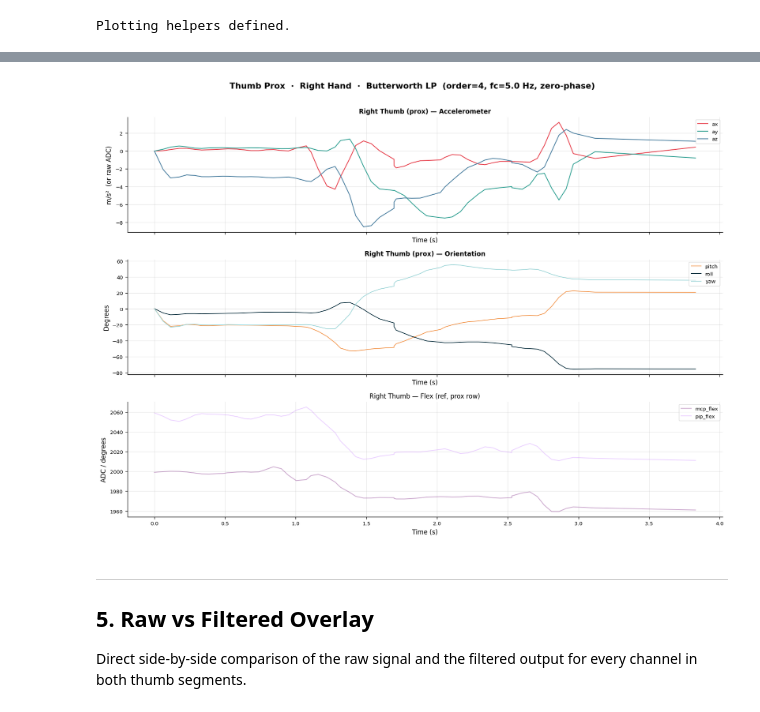
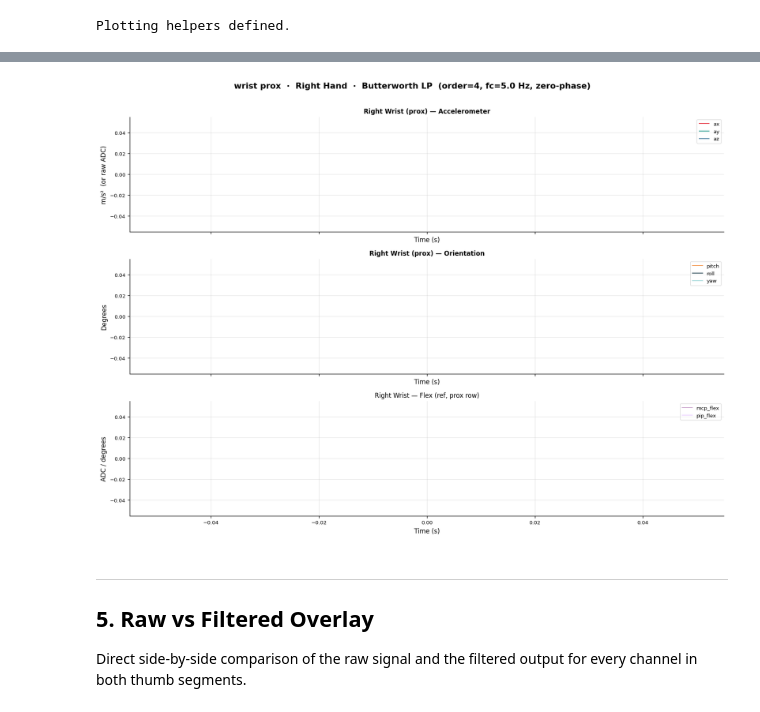
Before and after one commit to Jestin12/ThesisRepo, a Jupyter notebook: ML/glove_data_visualiser.ipynb, the cells around one changed output, grey strips where cells are left out. Cells and saved outputs as stored; diff of their text form; code cells hidden in the pictures.

```diff
--- a/ML/glove_data_visualiser.ipynb
+++ b/ML/glove_data_visualiser.ipynb
@@ -69,7 +69,7 @@ Edit this cell to control which file and hand is visualised.
 # Example (folder):  '../data/TwoHand_L_Fist_R_Fist'
 # Example (file):    '../data/TwoHand_L_Fist_R_Fist/trial_001.csv'
 
-DATA_PATH = '/home/jestin/ThesisRepo/ML/DynamicTrainingData/TwoHandDynamic_L_null_R_Snap/glove_data_L_null_R_Snap_2s_9_2026-04-25_17-08-31.csv'          # <-- point this to your data folder or CSV
+DATA_PATH = '/home/jestin/ThesisRepo/ML/3D_Reconstruction/glove_data_flat2fist_2s_1_2026-04-26_16-41-36.csv'          # <-- point this to your data folder or CSV
 
 
 # If DATA_PATH is a folder, which file index to pick (0 = first file)
@@ -400,13 +400,16 @@ Plotting helpers defined.
 # %%
 # ── Thumb Mid ──────────────────────────────────────────────────────────────────
 
+finger = "wrist"
+segment = "mid"
+
 fig, axes = plt.subplots(3, 1, figsize=(14, 10), sharex=True)
 fig.suptitle(
-    f'Thumb Mid  ·  {HAND.capitalize()} Hand  ·  {filter_description()}',
+    f'{finger} {segment}  ·  {HAND.capitalize()} Hand  ·  {filter_description()}',
     fontsize=13, fontweight='bold', y=1.01
 )
 
-plot_segment(df_raw, t, HAND, 'middle', 'mid', FS_HZ, FILTER_TYPE, axes)
+plot_segment(df_raw, t, HAND, finger, segment, FS_HZ, FILTER_TYPE, axes)
 
 plt.tight_layout()
 plt.show()
@@ -415,13 +426,15 @@ plt.show()
 # %%
 # ── Thumb Prox ─────────────────────────────────────────────────────────────────
 
+segment = "prox"
+
 fig, axes = plt.subplots(3, 1, figsize=(14, 10), sharex=True)
 fig.suptitle(
-    f'Thumb Prox  ·  {HAND.capitalize()} Hand  ·  {filter_description()}',
+    f'{finger} {segment}  ·  {HAND.capitalize()} Hand  ·  {filter_description()}',
     fontsize=13, fontweight='bold', y=1.01
 )
 
-plot_segment(df_raw, t, HAND, 'thumb', 'prox', FS_HZ, FILTER_TYPE, axes)
+plot_segment(df_raw, t, HAND, finger, segment, FS_HZ, FILTER_TYPE, axes)
 
 plt.tight_layout()
 plt.show()
@@ -429,4 +450,4 @@ plt.show()
-[figure, old version]
+[figure, new version]
 # %% [markdown]
 ---
 ## 5. Raw vs Filtered Overlay
```
Also changed, not shown: parts of 7 cells of this notebook, 52 other files.
